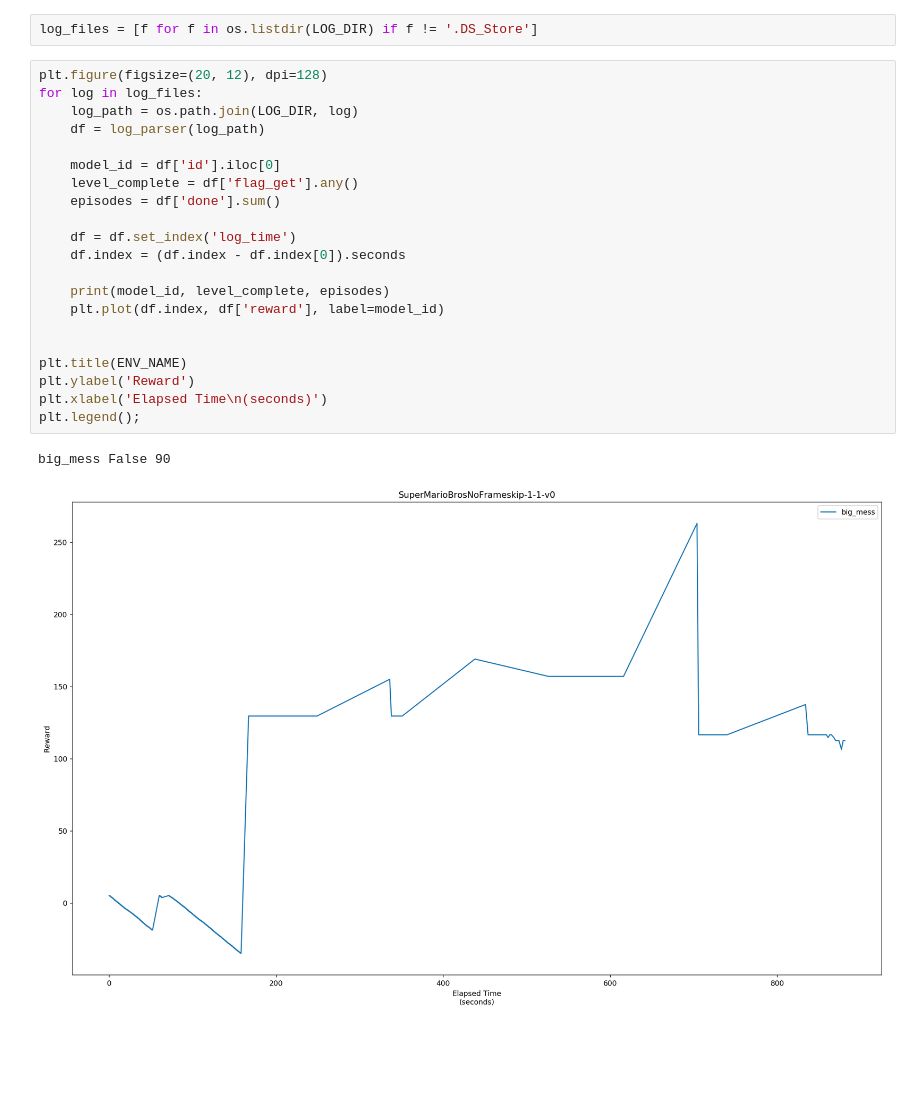
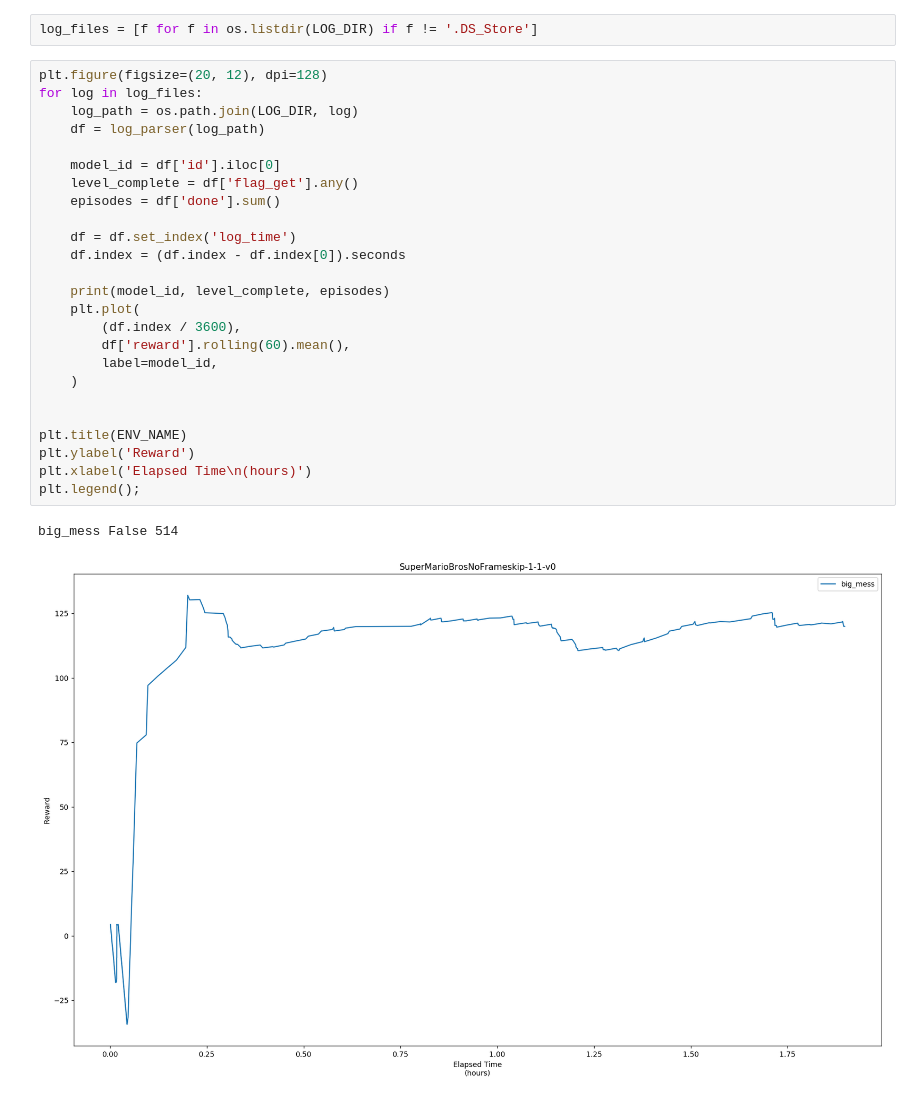
Before and after one commit to messiest/mario.ai, a Jupyter notebook: notebooks/log_analysis.ipynb, the cells around one changed output. Saved outputs shown, nothing was run; the diff lists cells and outputs as text; blank space fills up the shorter version.

```diff
--- a/notebooks/log_analysis.ipynb
+++ b/notebooks/log_analysis.ipynb
@@ -23,27 +23,31 @@ log_files = [f for f in os.listdir(LOG_DIR) if f != '.DS_Store']
 # %%
 plt.figure(figsize=(20, 12), dpi=128)
 for log in log_files:
     log_path = os.path.join(LOG_DIR, log)
     df = log_parser(log_path)
 
     model_id = df['id'].iloc[0]
     level_complete = df['flag_get'].any()
     episodes = df['done'].sum()
 
     df = df.set_index('log_time')
     df.index = (df.index - df.index[0]).seconds
 
     print(model_id, level_complete, episodes)
-    plt.plot(df.index, df['reward'], label=model_id)
+    plt.plot(
+        (df.index / 3600),
+        df['reward'].rolling(60).mean(),
+        label=model_id,
+    )
 
 
 plt.title(ENV_NAME)
 plt.ylabel('Reward')
-plt.xlabel('Elapsed Time\n(seconds)')
+plt.xlabel('Elapsed Time\n(hours)')
 plt.legend();
 # %% [output]
-big_mess False 90
+big_mess False 514
-[figure, old version]
+[figure, new version]
 # %%
 plt.figure(figsize=(20, 12), dpi=128)
 for log in log_files:
```
Also changed, not shown: parts of 1 cell of this notebook, 3 other files.
